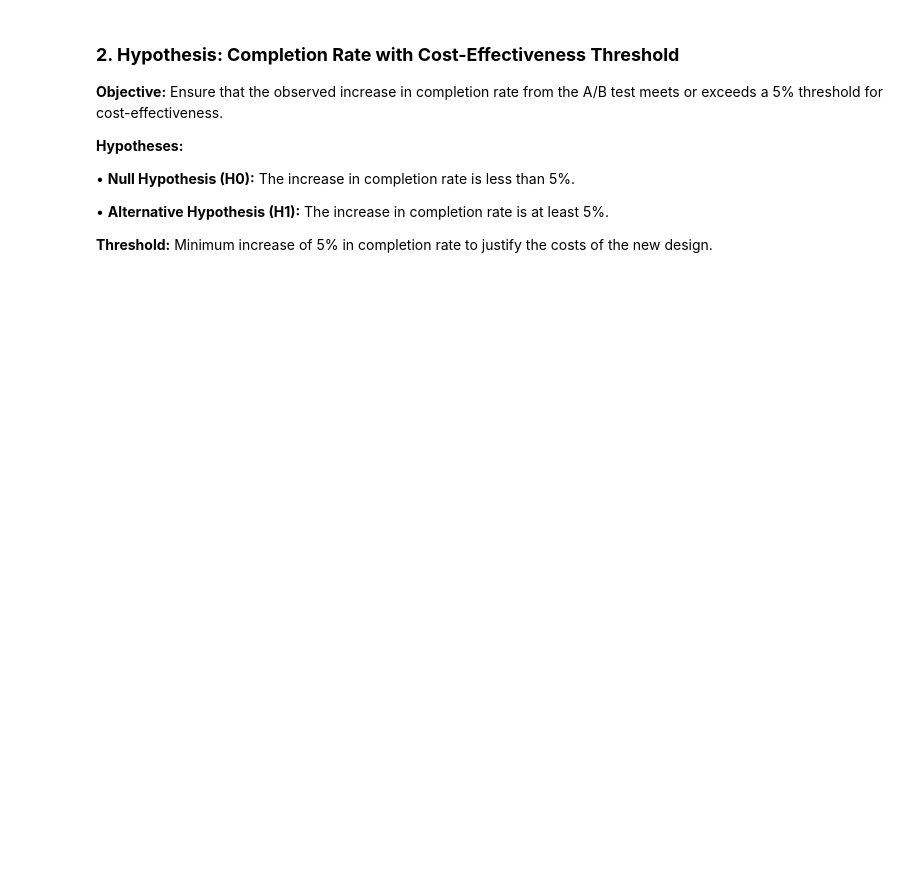
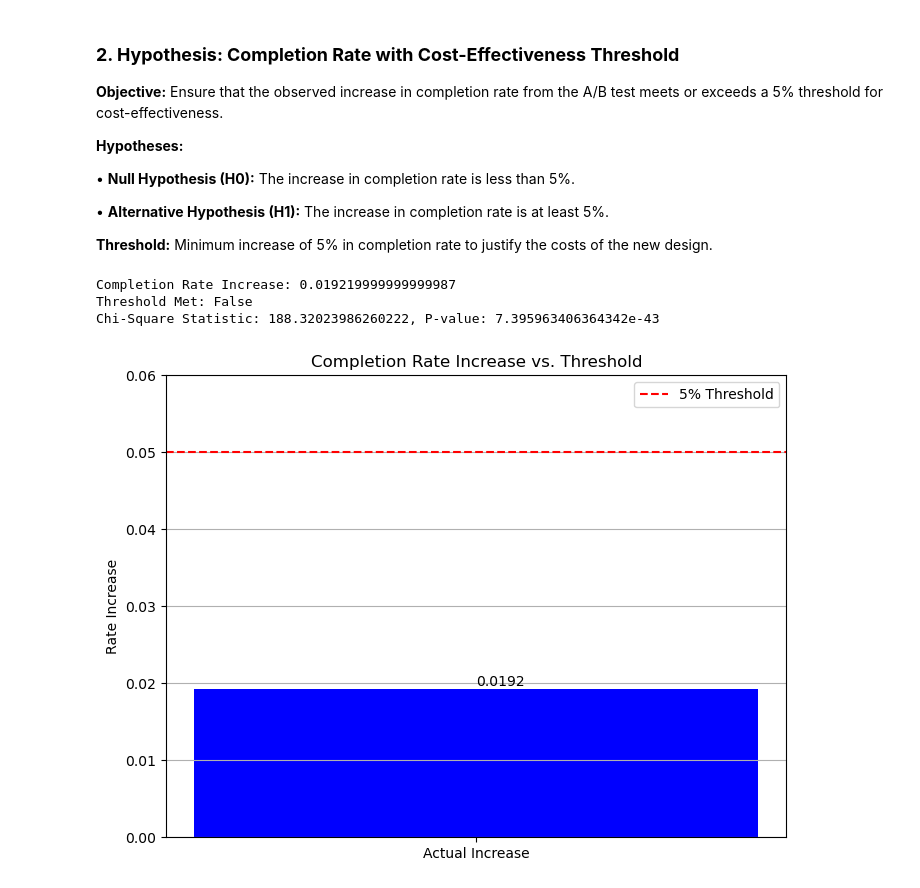
Before and after one commit to AlexRibeiro95/Vanguard-EDA, a Jupyter notebook: data/hypothesis_testing/hypothesis_testing.ipynb, the cells around one changed output. Cells and saved outputs as stored; diff of their text form; code cells hidden in the pictures; blank space fills up the shorter version.

```diff
--- a/data/hypothesis_testing/hypothesis_testing.ipynb
+++ b/data/hypothesis_testing/hypothesis_testing.ipynb
@@ -110,3 +133,44 @@ Conclusion:
 •	**Alternative Hypothesis (H1):** The increase in completion rate is at least 5%.
 
 **Threshold:** Minimum increase of 5% in completion rate to justify the costs of the new design.
+# %%
+# Calculate the increase in completion rate
+completion_rate_test = 0.14225
+completion_rate_control = 0.12303
+increase_rate = completion_rate_test - completion_rate_control
+threshold_met = increase_rate >= 0.05
+
+print(f"Completion Rate Increase: {increase_rate}")
+print(f"Threshold Met: {threshold_met}")
+
+# Perform Chi-Square test for statistical significance
+chi2_threshold, p_threshold, _, _ = chi2_contingency(contingency_table)
+
+print(f"Chi-Square Statistic: {chi2_threshold}, P-value: {p_threshold}")
+# %% [output]
+Completion Rate Increase: 0.019219999999999987
+Threshold Met: False
+Chi-Square Statistic: 188.32023986260222, P-value: 7.395963406364342e-43
+# %%
+# Data for completion rate increase
+threshold = 0.05  # 5% threshold
+actual_increase = 0.01922  # Actual increase from the completion rates
+
+# Create bar chart
+plt.figure(figsize=(8, 6))
+bars = plt.bar(['Actual Increase'], [actual_increase], color=['blue'])
+plt.axhline(y=threshold, color='red', linestyle='--', label='5% Threshold')
+
+# Adding annotations
+for bar in bars:
+    yval = bar.get_height()
+    plt.text(bar.get_x() + bar.get_width()/2.0, yval, round(yval, 4), va='bottom')  # Adding value label
+
+plt.title('Completion Rate Increase vs. Threshold')
+plt.ylabel('Rate Increase')
+plt.ylim(0, 0.06)  # Setting y-axis limit slightly above the threshold for clarity
+plt.legend()
+plt.grid(axis='y')
+plt.show()
+# %% [output]
+[figure, added]
```
Also changed, not shown: parts of 28 cells of this notebook, 4 other files.
